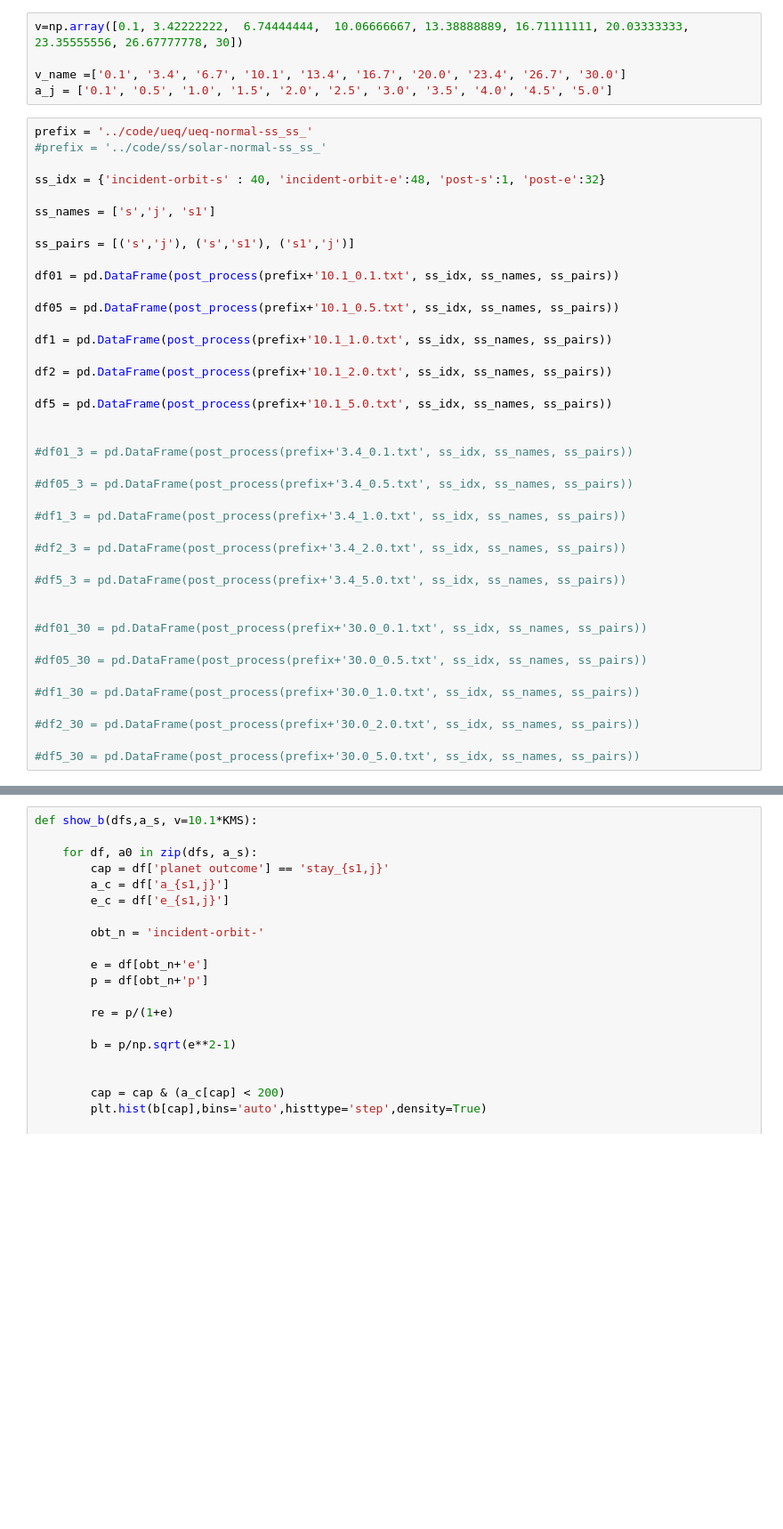
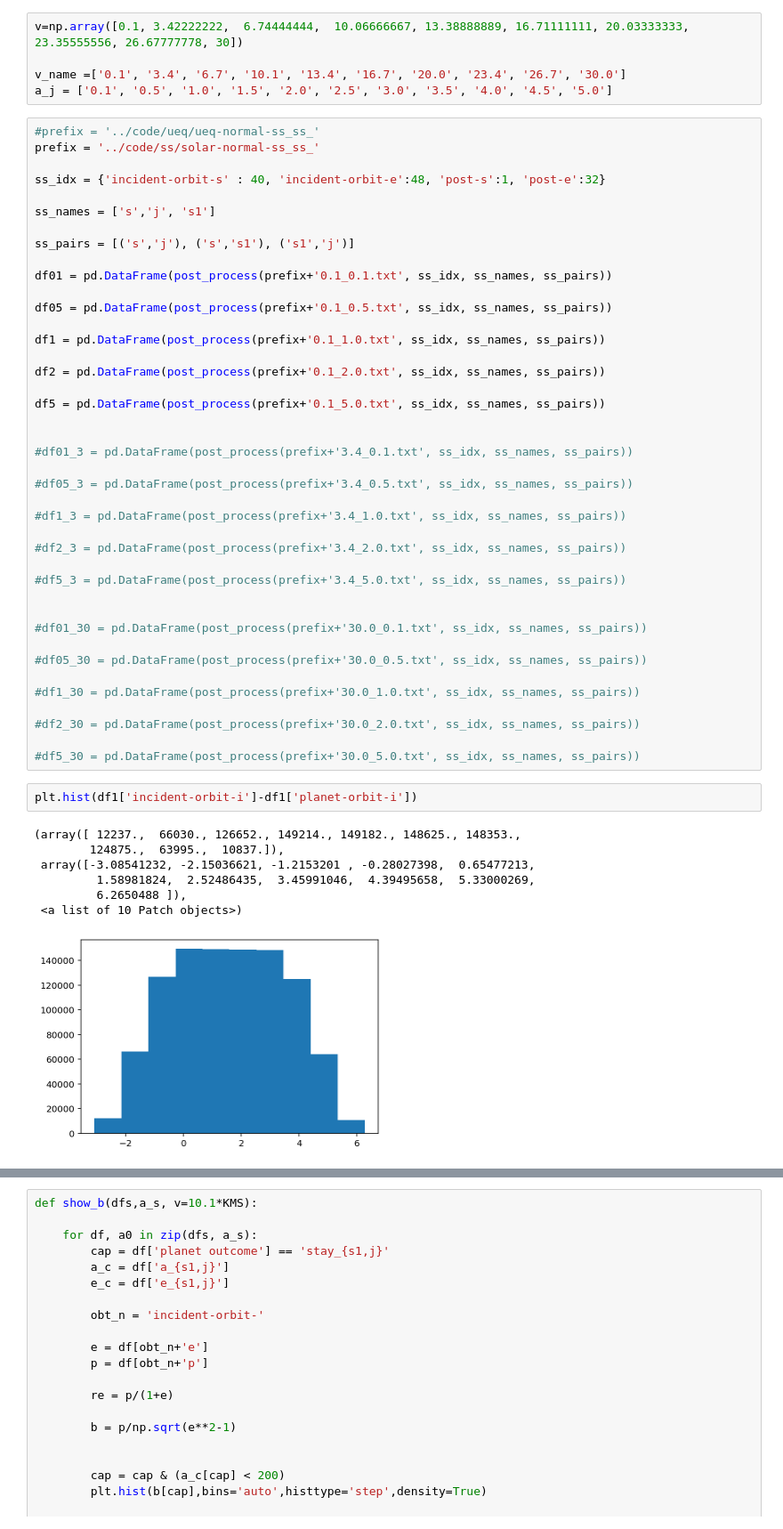
Before and after one commit to YihanWangAstro/planet-app, a Jupyter notebook: process/planet-app.ipynb, the cells around one changed output, grey strips where cells are left out. Shown: that part at 89% size. Drawn from its saved outputs; the diff is of its cells as text; blank space fills up the shorter version.

```diff
--- a/process/planet-app.ipynb
+++ b/process/planet-app.ipynb
@@ -432,8 +439,8 @@ v=np.array([0.1, 3.42222222,  6.74444444,  10.06666667, 13.38888889, 16.71111111
 v_name =['0.1', '3.4', '6.7', '10.1', '13.4', '16.7', '20.0', '23.4', '26.7', '30.0']
 a_j = ['0.1', '0.5', '1.0', '1.5', '2.0', '2.5', '3.0', '3.5', '4.0', '4.5', '5.0']
 # %%
-prefix = '../code/ueq/ueq-normal-ss_ss_'
-#prefix = '../code/ss/solar-normal-ss_ss_'
+#prefix = '../code/ueq/ueq-normal-ss_ss_'
+prefix = '../code/ss/solar-normal-ss_ss_'
 
 ss_idx = {'incident-orbit-s' : 40, 'incident-orbit-e':48, 'post-s':1, 'post-e':32}
 
@@ -441,15 +448,15 @@ ss_names = ['s','j', 's1']
 
 ss_pairs = [('s','j'), ('s','s1'), ('s1','j')]
 
-df01 = pd.DataFrame(post_process(prefix+'10.1_0.1.txt', ss_idx, ss_names, ss_pairs))
+df01 = pd.DataFrame(post_process(prefix+'0.1_0.1.txt', ss_idx, ss_names, ss_pairs))
 
-df05 = pd.DataFrame(post_process(prefix+'10.1_0.5.txt', ss_idx, ss_names, ss_pairs))
+df05 = pd.DataFrame(post_process(prefix+'0.1_0.5.txt', ss_idx, ss_names, ss_pairs))
 
-df1 = pd.DataFrame(post_process(prefix+'10.1_1.0.txt', ss_idx, ss_names, ss_pairs))
+df1 = pd.DataFrame(post_process(prefix+'0.1_1.0.txt', ss_idx, ss_names, ss_pairs))
 
-df2 = pd.DataFrame(post_process(prefix+'10.1_2.0.txt', ss_idx, ss_names, ss_pairs))
+df2 = pd.DataFrame(post_process(prefix+'0.1_2.0.txt', ss_idx, ss_names, ss_pairs))
 
-df5 = pd.DataFrame(post_process(prefix+'10.1_5.0.txt', ss_idx, ss_names, ss_pairs))
+df5 = pd.DataFrame(post_process(prefix+'0.1_5.0.txt', ss_idx, ss_names, ss_pairs))
 
 
 #df01_3 = pd.DataFrame(post_process(prefix+'3.4_0.1.txt', ss_idx, ss_names, ss_pairs))
@@ -472,4 +479,14 @@ df5 = pd.DataFrame(post_process(prefix+'10.1_5.0.txt', ss_idx, ss_names, ss_pair
 #df2_30 = pd.DataFrame(post_process(prefix+'30.0_2.0.txt', ss_idx, ss_names, ss_pairs))
 
 #df5_30 = pd.DataFrame(post_process(prefix+'30.0_5.0.txt', ss_idx, ss_names, ss_pairs))
+# %%
+plt.hist(df1['incident-orbit-i']-df1['planet-orbit-i'])
+# %% [output]
+(array([ 12237.,  66030., 126652., 149214., 149182., 148625., 148353.,
+        124875.,  63995.,  10837.]),
+ array([-3.08541232, -2.15036621, -1.2153201 , -0.28027398,  0.65477213,
+         1.58981824,  2.52486435,  3.45991046,  4.39495658,  5.33000269,
+         6.2650488 ]),
+ <a list of 10 Patch objects>)
+[figure, added]
 # %%
```
Also changed, not shown: parts of 16 cells of this notebook, 2 other files.
